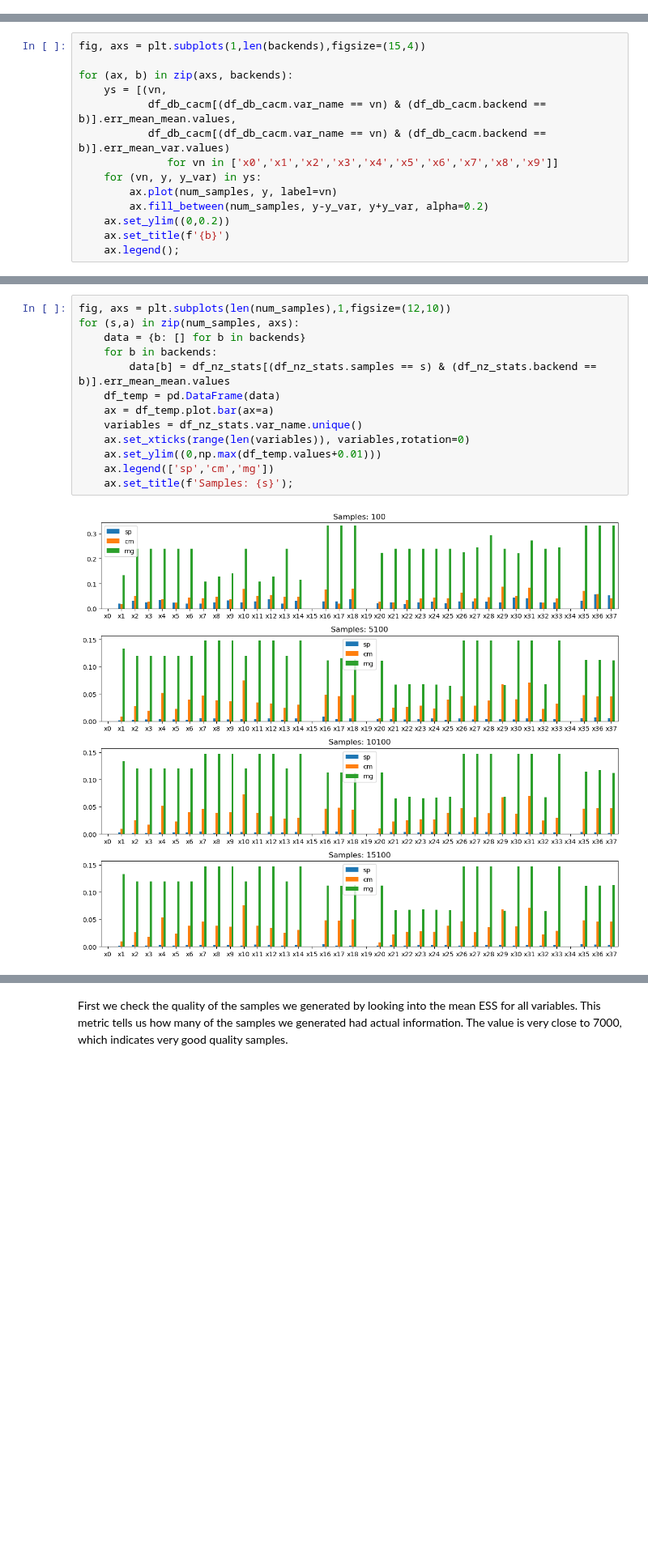
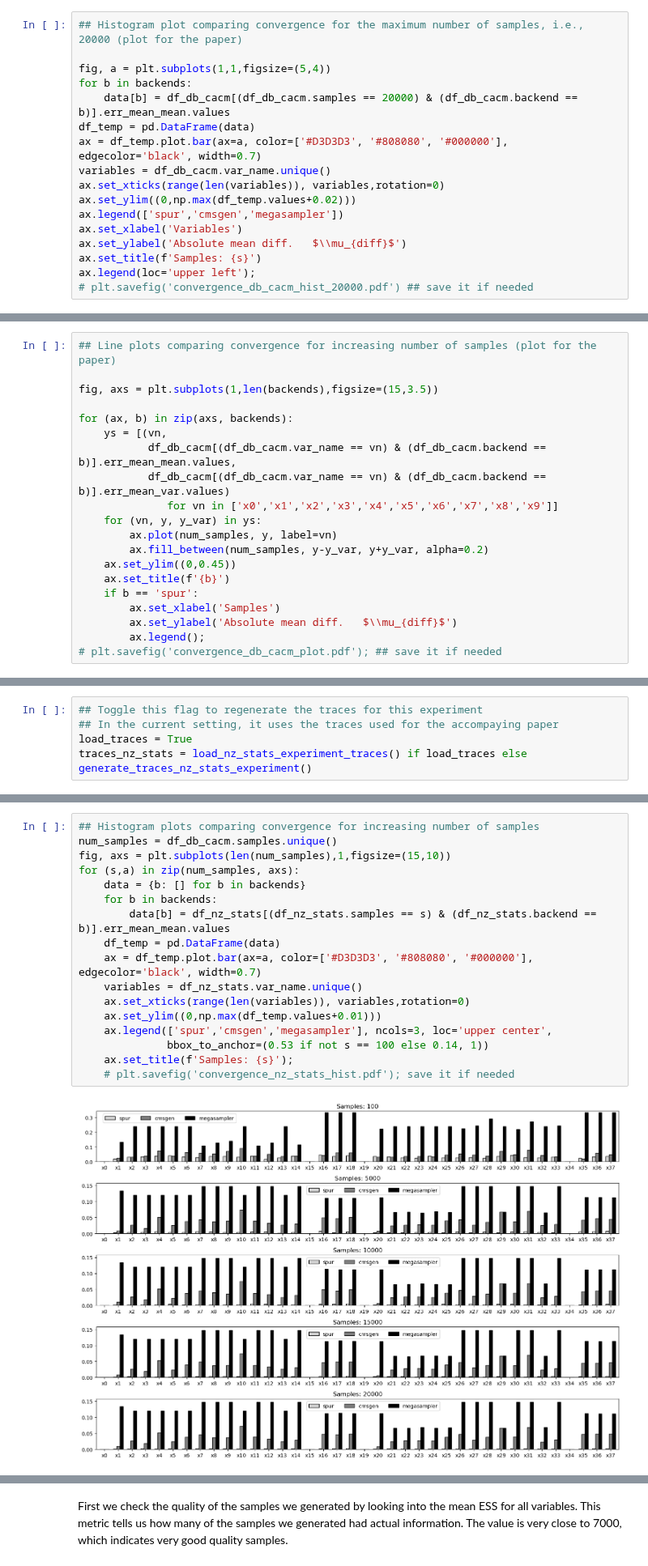
Before and after one commit to itu-square/sat-metropolis, a Jupyter notebook: experiments/experiments.ipynb, the cells around one changed output, grey strips where cells are left out. Shown at 81% size. Cells and saved outputs as stored; diff of their text form; blank space fills up the shorter version.

Commit message:
clean code and experiments notebook

```diff
--- a/experiments/experiments.ipynb
+++ b/experiments/experiments.ipynb
@@ -483,0 +222,17 @@ for (s,a) in zip(num_samples, axs):
+# %%
+## Histogram plot comparing convergence for the maximum number of samples, i.e., 20000 (plot for the paper)
+
+fig, a = plt.subplots(1,1,figsize=(5,4))
+for b in backends:
+    data[b] = df_db_cacm[(df_db_cacm.samples == 20000) & (df_db_cacm.backend == b)].err_mean_mean.values
+df_temp = pd.DataFrame(data)
+ax = df_temp.plot.bar(ax=a, color=['#D3D3D3', '#808080', '#000000'], edgecolor='black', width=0.7)
+variables = df_db_cacm.var_name.unique()
+ax.set_xticks(range(len(variables)), variables,rotation=0)
+ax.set_ylim((0,np.max(df_temp.values+0.02)))
+ax.legend(['spur','cmsgen','megasampler'])
+ax.set_xlabel('Variables')
+ax.set_ylabel('Absolute mean diff.   $\\mu_{diff}$')
+ax.set_title(f'Samples: {s}')
+ax.legend(loc='upper left');
+# plt.savefig('convergence_db_cacm_hist_20000.pdf') ## save it if needed
@@ -484,5 +241,7 @@ for (s,a) in zip(num_samples, axs):
 # %%
-fig, axs = plt.subplots(1,len(backends),figsize=(15,4))
+## Line plots comparing convergence for increasing number of samples (plot for the paper)
+
+fig, axs = plt.subplots(1,len(backends),figsize=(15,3.5))
 
 for (ax, b) in zip(axs, backends):
     ys = [(vn,
@@ -492,7 +251,11 @@ for (ax, b) in zip(axs, backends):
     for (vn, y, y_var) in ys:
         ax.plot(num_samples, y, label=vn)
         ax.fill_between(num_samples, y-y_var, y+y_var, alpha=0.2)
-    ax.set_ylim((0,0.2))
+    ax.set_ylim((0,0.45))
     ax.set_title(f'{b}')
-    ax.legend();
+    if b == 'spur':
+        ax.set_xlabel('Samples')
+        ax.set_ylabel('Absolute mean diff.   $\\mu_{diff}$')
+        ax.legend();
+# plt.savefig('convergence_db_cacm_plot.pdf'); ## save it if needed
 # %% [output]
@@ -548 +301,6 @@ c Number of samples found u
+# %%
+## Toggle this flag to regenerate the traces for this experiment
+## In the current setting, it uses the traces used for the accompaying paper
+load_traces = True
+traces_nz_stats = load_nz_stats_experiment_traces() if load_traces else generate_traces_nz_stats_experiment()
 # %% [markdown]
@@ -620,15 +363,19 @@ df_nz_stats
 # %%
-fig, axs = plt.subplots(len(num_samples),1,figsize=(12,10))
+## Histogram plots comparing convergence for increasing number of samples
+num_samples = df_db_cacm.samples.unique()
+fig, axs = plt.subplots(len(num_samples),1,figsize=(15,10))
 for (s,a) in zip(num_samples, axs):
     data = {b: [] for b in backends}
     for b in backends:
         data[b] = df_nz_stats[(df_nz_stats.samples == s) & (df_nz_stats.backend == b)].err_mean_mean.values
     df_temp = pd.DataFrame(data)
-    ax = df_temp.plot.bar(ax=a)
+    ax = df_temp.plot.bar(ax=a, color=['#D3D3D3', '#808080', '#000000'], edgecolor='black', width=0.7)
     variables = df_nz_stats.var_name.unique()
     ax.set_xticks(range(len(variables)), variables,rotation=0)
     ax.set_ylim((0,np.max(df_temp.values+0.01)))
-    ax.legend(['sp','cm','mg'])
+    ax.legend(['spur','cmsgen','megasampler'], ncols=3, loc='upper center',
+              bbox_to_anchor=(0.53 if not s == 100 else 0.14, 1))
     ax.set_title(f'Samples: {s}');
+    # plt.savefig('convergence_nz_stats_hist.pdf'); save it if needed
 # %% [output]
-[figure, old version]
+[figure, new version]
```
Also changed, not shown: parts of 86 cells of this notebook, 58 other files.
